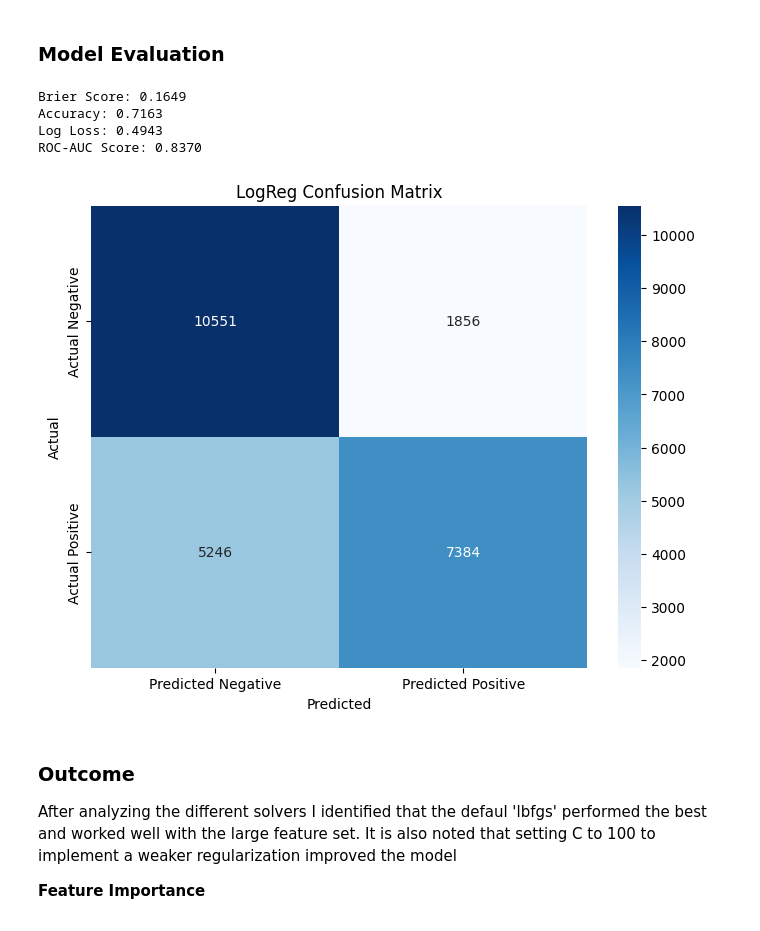
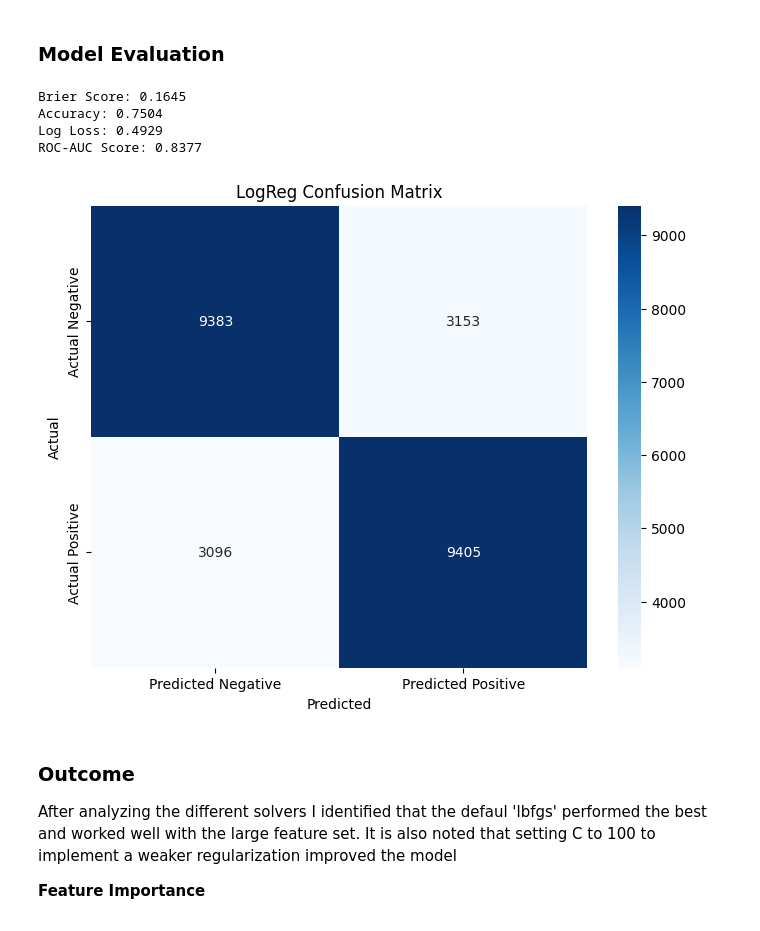
Before and after one commit to alexreid-14/March_ML_Mania_2025, a Jupyter notebook: modeling/reg_season_ml_model.ipynb, the cells around one changed output. Cells and saved outputs as stored; diff of their text form; code cells hidden in the pictures.

```diff
--- a/modeling/reg_season_ml_model.ipynb
+++ b/modeling/reg_season_ml_model.ipynb
@@ -94,37 +96,37 @@ High correlation: srs_rating_2 <--> Win_Percentage_2 (r = 0.91)
 ### Model Evaluation
 # %%
 # Make predictions on the test set
-y_pred = logreg.predict(X_test)
+y_pred = logreg.predict(X_test_scaled)
 y_pred_probs = logreg.predict_proba(X_test_scaled)[:, 1]
 
 brier = brier_score_loss(y_test, y_pred_probs)
 print(f'Brier Score: {brier:.4f}')
 
 accuracy = accuracy_score(y_test, y_pred)
 print(f'Accuracy: {accuracy:.4f}')
 
 logloss = log_loss(y_test, y_pred_probs)
 print(f'Log Loss: {logloss:.4f}')
 
 auc = roc_auc_score(y_test, y_pred_probs)
 print(f'ROC-AUC Score: {auc:.4f}')
 
 # Calculate and display the confusion matrix
 conf_matrix = confusion_matrix(y_test, y_pred)
 
 # Plot the confusion matrix
 plt.figure(figsize=(8, 6))
 sns.heatmap(conf_matrix, annot=True, fmt='d', cmap='Blues', xticklabels=['Predicted Negative', 'Predicted Positive'], yticklabels=['Actual Negative', 'Actual Positive'])
 plt.xlabel('Predicted')
 plt.ylabel('Actual')
 plt.title('LogReg Confusion Matrix')
 plt.show()
 # %% [output]
-Brier Score: 0.1649
-Accuracy: 0.7163
-Log Loss: 0.4943
-ROC-AUC Score: 0.8370
+Brier Score: 0.1645
+Accuracy: 0.7504
+Log Loss: 0.4929
+ROC-AUC Score: 0.8377
-[figure, old version]
+[figure, new version]
 # %% [markdown]
 ### Outcome
 After analyzing the different solvers I identified that the defaul 'lbfgs' performed the best and worked well with the large feature set. It is also noted that setting C to 100 to implement a weaker regularization improved the model
```
Also changed, not shown: parts of 13 cells of this notebook, 1 other file.
